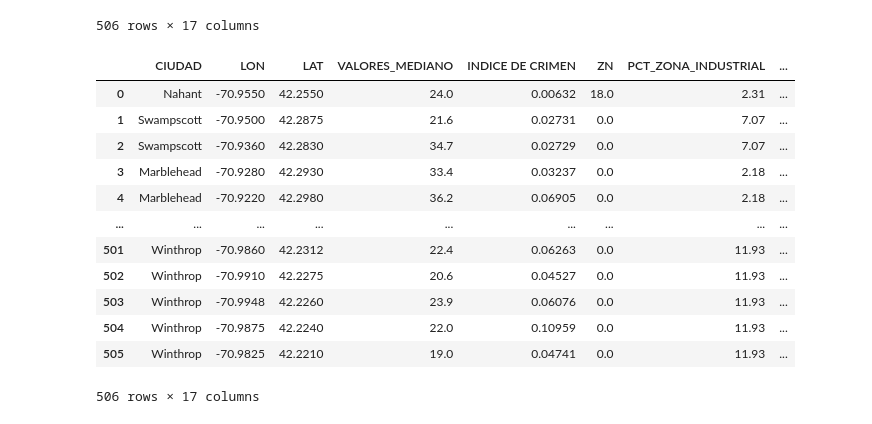
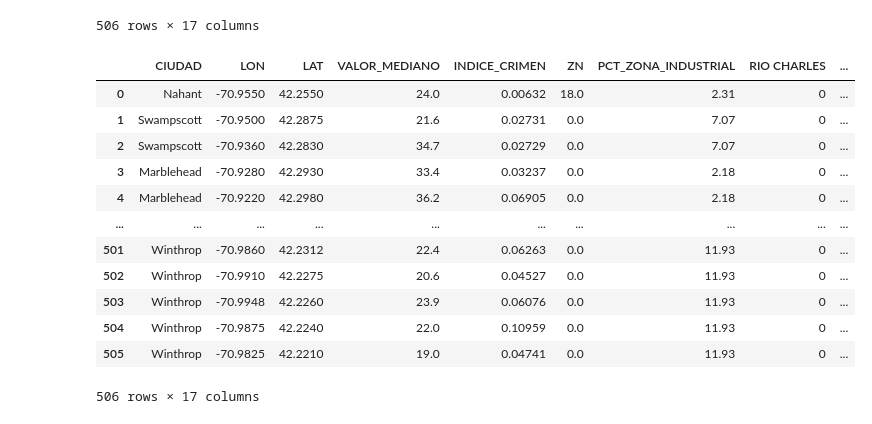
Before and after one commit to Sequro/IntroAD, a Jupyter notebook: LabGraficos2024.ipynb, the cells around one changed output. Cells and saved outputs as stored; diff of their text form; code cells hidden in the pictures.

```diff
--- a/LabGraficos2024.ipynb
+++ b/LabGraficos2024.ipynb
@@ -23,27 +23,27 @@ datos
 # %%
 df = datos[['RM', 'CRIM', 'MEDV', 'TOWN','CHAS']]
 
 df=datos.rename(columns={
     'TOWN':'CIUDAD',
-    'CRIM':'INDICE DE CRIMEN',
+    'CRIM':'INDICE_CRIMEN',
     'INDUS':'PCT_ZONA_INDUSTRIAL',
     'CHAS':'RIO CHARLES',
     'RM':'N_HABITACIONES_MEDIO',
-    'MEDV':'VALORES_MEDIANO',
+    'MEDV':'VALOR_MEDIANO',
     'LSTAT':'PCT_CLASE_BAJA'
 })
 df
 # %% [output]
-|  | CIUDAD | LON | LAT | VALORES_MEDIANO | INDICE DE CRIMEN | ZN | PCT_ZONA_INDUSTRIAL | ... |
-| 0 | Nahant | -70.9550 | 42.2550 | 24.0 | 0.00632 | 18.0 | 2.31 | ... |
-| 1 | Swampscott | -70.9500 | 42.2875 | 21.6 | 0.02731 | 0.0 | 7.07 | ... |
-| 2 | Swampscott | -70.9360 | 42.2830 | 34.7 | 0.02729 | 0.0 | 7.07 | ... |
-| 3 | Marblehead | -70.9280 | 42.2930 | 33.4 | 0.03237 | 0.0 | 2.18 | ... |
-| 4 | Marblehead | -70.9220 | 42.2980 | 36.2 | 0.06905 | 0.0 | 2.18 | ... |
-| ... | ... | ... | ... | ... | ... | ... | ... | ... |
-| 501 | Winthrop | -70.9860 | 42.2312 | 22.4 | 0.06263 | 0.0 | 11.93 | ... |
-| 502 | Winthrop | -70.9910 | 42.2275 | 20.6 | 0.04527 | 0.0 | 11.93 | ... |
-| 503 | Winthrop | -70.9948 | 42.2260 | 23.9 | 0.06076 | 0.0 | 11.93 | ... |
-| 504 | Winthrop | -70.9875 | 42.2240 | 22.0 | 0.10959 | 0.0 | 11.93 | ... |
-| 505 | Winthrop | -70.9825 | 42.2210 | 19.0 | 0.04741 | 0.0 | 11.93 | ... |
+|  | CIUDAD | LON | LAT | VALOR_MEDIANO | INDICE_CRIMEN | ZN | PCT_ZONA_INDUSTRIAL | RIO CHARLES | ... |
+| 0 | Nahant | -70.9550 | 42.2550 | 24.0 | 0.00632 | 18.0 | 2.31 | 0 | ... |
+| 1 | Swampscott | -70.9500 | 42.2875 | 21.6 | 0.02731 | 0.0 | 7.07 | 0 | ... |
+| 2 | Swampscott | -70.9360 | 42.2830 | 34.7 | 0.02729 | 0.0 | 7.07 | 0 | ... |
+| 3 | Marblehead | -70.9280 | 42.2930 | 33.4 | 0.03237 | 0.0 | 2.18 | 0 | ... |
+| 4 | Marblehead | -70.9220 | 42.2980 | 36.2 | 0.06905 | 0.0 | 2.18 | 0 | ... |
+| ... | ... | ... | ... | ... | ... | ... | ... | ... | ... |
+| 501 | Winthrop | -70.9860 | 42.2312 | 22.4 | 0.06263 | 0.0 | 11.93 | 0 | ... |
+| 502 | Winthrop | -70.9910 | 42.2275 | 20.6 | 0.04527 | 0.0 | 11.93 | 0 | ... |
+| 503 | Winthrop | -70.9948 | 42.2260 | 23.9 | 0.06076 | 0.0 | 11.93 | 0 | ... |
+| 504 | Winthrop | -70.9875 | 42.2240 | 22.0 | 0.10959 | 0.0 | 11.93 | 0 | ... |
+| 505 | Winthrop | -70.9825 | 42.2210 | 19.0 | 0.04741 | 0.0 | 11.93 | 0 | ... |
 506 rows × 17 columns
```
Also changed, not shown: parts of 4 cells of this notebook.
